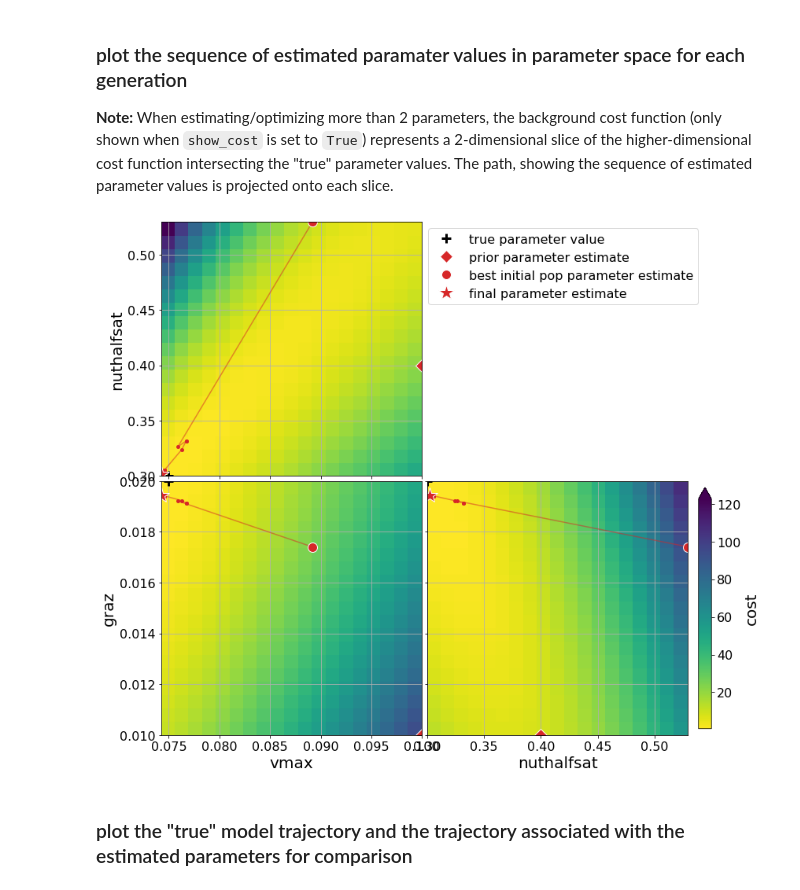
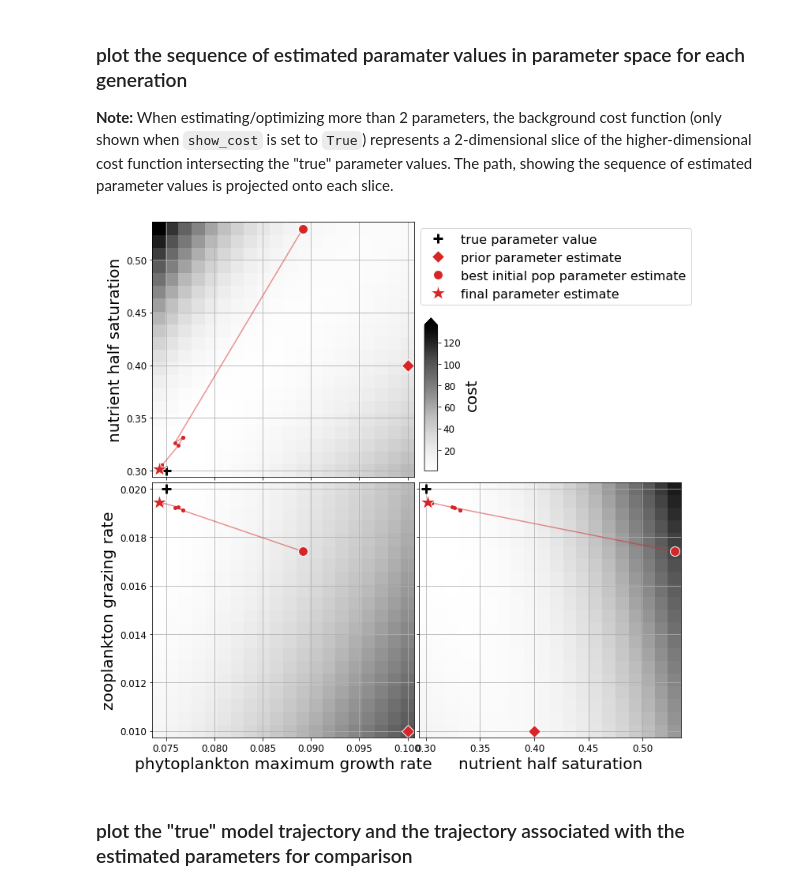
Before and after one commit to jpmattern/obm-primer, a Jupyter notebook: parameter_estimation_de.ipynb, the cells around one changed output. Drawn from its saved outputs; the diff is of its cells as text; code cells hidden in the pictures.

```diff
--- a/parameter_estimation_de.ipynb
+++ b/parameter_estimation_de.ipynb
@@ -16,8 +17,8 @@ import matplotlib as mpl
 mpl.rcParams['legend.fontsize'] = 16
 mpl.rcParams['axes.titlesize'] = 26
 mpl.rcParams['figure.figsize'] = (16, 9)
-mpl.rcParams['xtick.labelsize'] = 16
-mpl.rcParams['ytick.labelsize'] = 16
+mpl.rcParams['xtick.labelsize'] = 12
+mpl.rcParams['ytick.labelsize'] = 12
 mpl.rcParams['font.size'] = 20
 
 # colorblind-friendly colors for N, P, Z, D
@@ -27,6 +28,23 @@ colors = {
     'Z': '#EE6677',
     'D': '#CCBB44',
 }
+
+# for use in labels
+parameters_description = {
+    'vmax': 'phytoplankton maximum growth rate',
+    'nuthalfsat': 'nutrient half saturation',
+    'graz': 'zooplankton grazing rate',
+    'mortP': 'phytoplankton mortality rate',
+    'mortZ': 'zooplankton mortality rate',
+    'reminrate': 'nutrient remineralization rate',
+}
+
+variables_description = {
+    'N': 'nutrients',
+    'P': 'phytoplankton',
+    'Z': 'zooplankton',
+    'D': 'detritus',
+}
 # %% [markdown]
 ### settings changeable by the user
 
@@ -209,7 +227,7 @@ fig, ax = plt.subplots()
 trajectory = run_model()
 for i, name in enumerate(('N', 'P', 'Z', 'D')):
     ax.plot(t, trajectory[:,i], color=colors[name], lw=2,
-            label=f'{name} "true" solution')
+            label=f'{variables_description[name]} "true" solution')
 
 for oi, y in zip(obs_info, obs):
     ax.errorbar(x=t[oi[0]], y=y, yerr=oi[2], color=colors[oi[1]], marker='o',
@@ -335,7 +369,7 @@ for i, (ax, paramdev, name) in enumerate(zip(axs[1:], pop_highest_fitness.T, par
     ax.plot(x[-1], paramdev[-1], color='tab:blue', linestyle='none',
             marker='*', markersize=20, label='final parameter estimate')
     ax.axhline(parameters_true[name], ls='--', lw=3, alpha=0.5, label='"true" parameter value', color='black')
-    ax.set(ylabel=name)
+    ax.set_ylabel(parameters_description[name], size=14)
     ax.grid(True)
     if i == 0:
         ax.legend()
@@ -428,9 +462,9 @@ for icol, ix in enumerate(range(npar - 1)):
         y_name = parameter_names[iy]
 
         if irow == npar - 2:
-            ax.set_xlabel(x_name)
+            ax.set_xlabel(parameters_description[x_name])
         if icol == 0:
-            ax.set_ylabel(y_name)
+            ax.set_ylabel(parameters_description[y_name])
 
         ax.plot(parameters_true[parameter_names[ix]], parameters_true[parameter_names[iy]], marker='+',
                 linestyle='none', markersize=12, markeredgewidth=3, markeredgecolor='black',
@@ -442,39 +476,42 @@ for icol, ix in enumerate(range(npar - 1)):
                 markersize=12, mec='white', linestyle='none', label='prior parameter estimate')
         ax.plot(pop_highest_fitness[0, ix], pop_highest_fitness[0, iy], color='tab:red', marker='o',
                 markersize=12, mec='white', linestyle='none', label='best initial pop parameter estimate')
         ax.plot(pop_highest_fitness[-1, ix], pop_highest_fitness[-1, iy], color='tab:red',
                 marker='*', markersize=20, mec='white', linestyle='none', label='final parameter estimate')
 
         if show_cost:
             if (x_name, y_name) in cost_slices:
                 pcs.append(ax.pcolormesh(cost_grid[x_name], cost_grid[y_name], cost_slices[(x_name, y_name)].T,
-                                         shading='auto', cmap=mpl.cm.viridis_r))
+                                         shading='auto', cmap=mpl.cm.Greys))
             else:
                 pcs.append(ax.pcolormesh(cost_grid[x_name], cost_grid[y_name], cost_slices[(y_name, x_name)],
-                                         shading='auto', cmap=mpl.cm.viridis_r))
-
+                                         shading='auto', cmap=mpl.cm.Greys))
+        if ax.get_xlim()[0] < 0:
+            ax.set_xlim(left=0.0)
+        if ax.get_ylim()[0] < 0:
+            ax.set_ylim(bottom=0.0)
         ax.grid(True)
 
         if irow == 0 and icol == 0:
             ax.legend(loc='upper left', bbox_to_anchor=(1, 0, 1, 1))
 
 if show_cost:
     # equalize color scale for background cost function across panels
     vmin = 100000.
     vmax = 0.
     for pc in pcs:
         vmin = min(vmin, pc.norm.vmin)
         vmax = max(vmax, pc.norm.vmax)
     for pc in pcs:
         pc.norm.vmin = vmin
         pc.norm.vmax = vmax
 
-    ax = axs[1, 1]
-    cax = ax.inset_axes([1.04, 0.025, 0.05, 0.95], transform=ax.transAxes)
+    ax = axs[0, 0]
+    cax = ax.inset_axes([1.04, 0.025, 0.05, 0.6], transform=ax.transAxes)
     fig.colorbar(pcs[0], ax=ax, cax=cax, label='cost', extend='max')
 None
 # %% [output]
-[figure, old version]
+[figure, new version]
 # %% [markdown]
 ### plot the "true" model trajectory and the trajectory associated with the estimated parameters for comparison
 # %%
```
Also changed, not shown: parts of 7 cells of this notebook, 4 other files.
